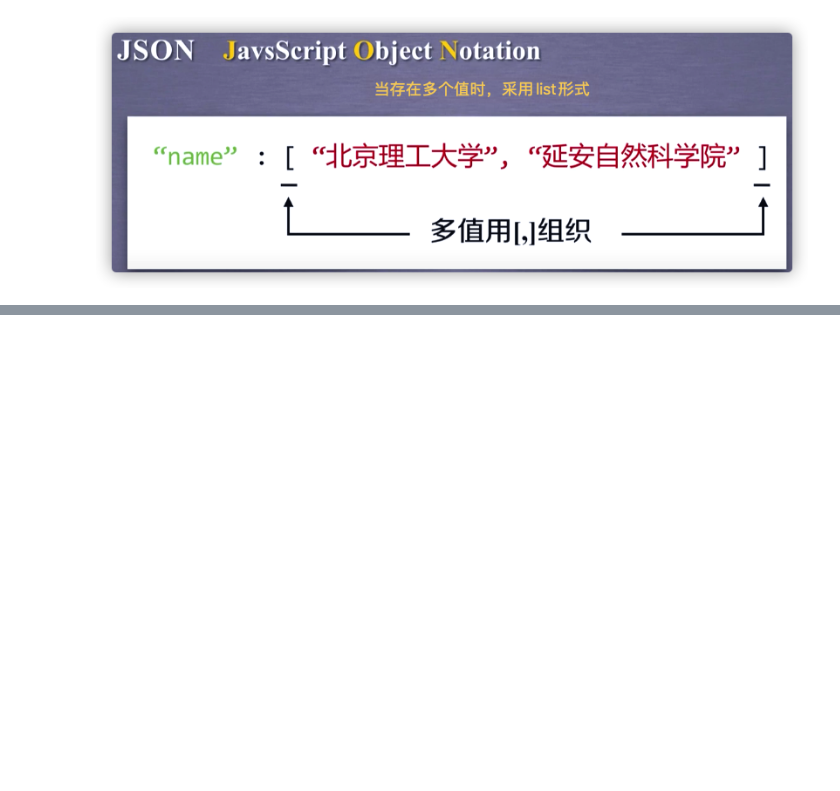
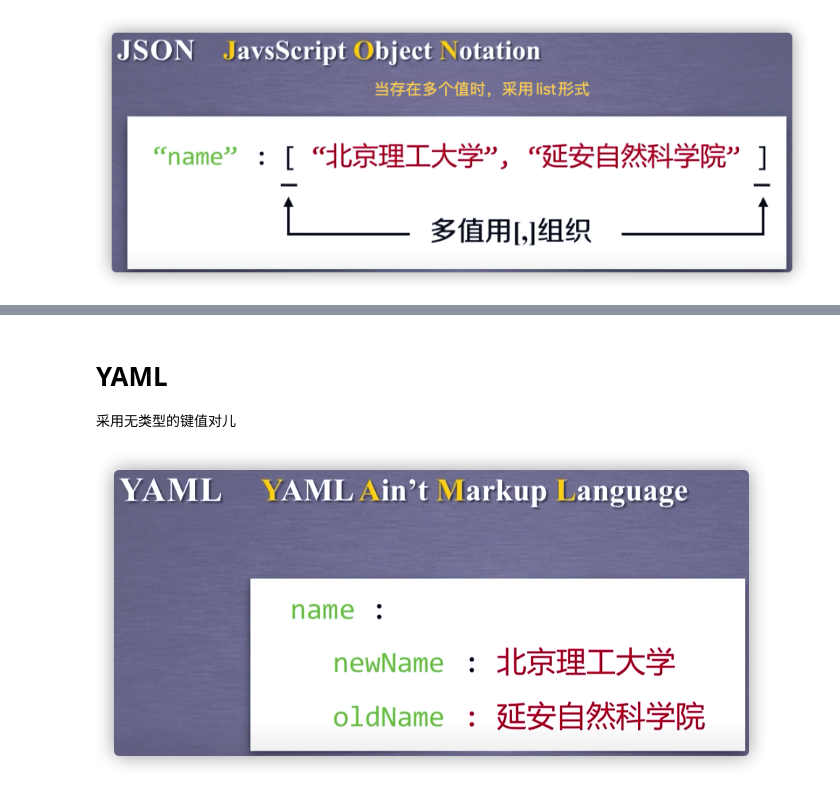
Before and after one commit to paxton615/Notes, a Jupyter notebook: Hyper_Text_Markup_Language.ipynb, the cells around one changed output, grey strips where cells are left out. Saved outputs shown, nothing was run; the diff lists cells and outputs as text; code cells hidden in the pictures; blank space fills up the shorter version.

```diff
--- a/Hyper_Text_Markup_Language.ipynb
+++ b/Hyper_Text_Markup_Language.ipynb
@@ -53,0 +61,8 @@ add_pic('json2.png')
+# %% [markdown]
+# YAML
+
+采用无类型的键值对儿
+# %%
+add_pic('yaml1.png')
+# %% [output]
+[figure, added]
```
Also changed, not shown: parts of 9 cells of this notebook, 9 other files.
